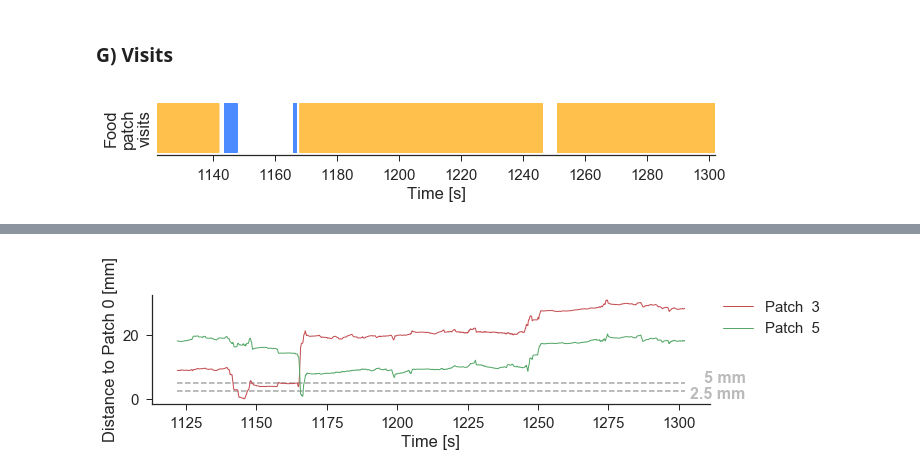
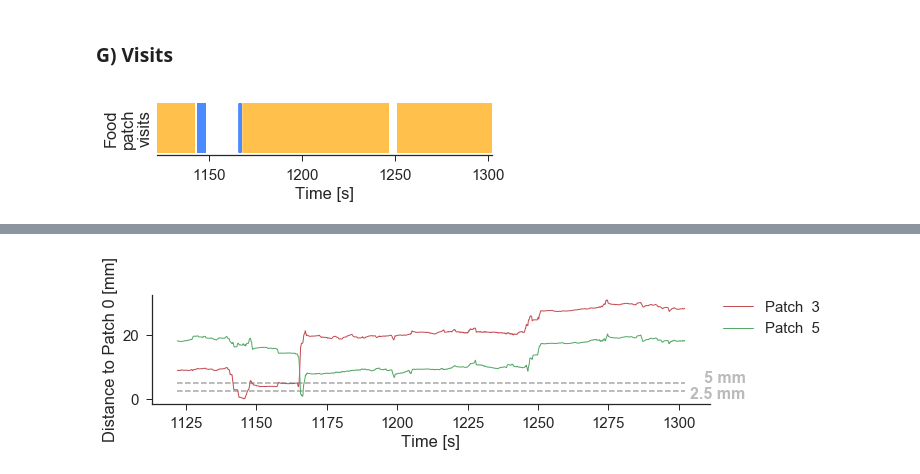
Before and after one commit to degoldschmidt/pytrack-analysis, a Jupyter notebook: notebooks/Corrales et al. (2016), eLife - Fig. 1.ipynb, the cells around one changed output, grey strips where cells are left out. Drawn from its saved outputs; the diff is of its cells as text; code cells hidden in the pictures.

```diff
--- a/notebooks/Corrales et al. (2016), eLife - Fig. 1.ipynb
+++ b/notebooks/Corrales et al. (2016), eLife - Fig. 1.ipynb
@@ -64,7 +64,7 @@ import os
 # get filename of this script
 thisscript = "Notebook Fig. 1"
 # get profile for project 'Vero eLife 2016' as user 'degoldschmidt'
-profile = get_profile('Vero eLife 2016', 'degoldschmidt', script=thisscript)
+profile = get_profile('Notebook - Vero eLife 2016', 'degoldschmidt', script=thisscript)
 # show the profile
 show_profile(profile)
 # %% [output]
@@ -447,25 +436,29 @@ sns.despine(left=True)
 ### G) Visits
 # %%
 ## new figure
-plt.figure(figsize=(10,1))
+plt.figure(figsize=(6,1))
 ## colors for ethogram
 colors = ['#ffffff', '#ffc04c', '#4c8bff']
 ## plotting data for angular speeds as black solid line
 data = np.array(visits.loc[start:end,'visits'])
 dy = 0.5
 for ic, col in enumerate(colors):
     plt.vlines(time[data==ic],-dy,dy, colors=col, lw=0.5)
 
 ## axes labels
 plt.xlabel("Time [s]")
 plt.xlim([time[0],time[-1]])
+#plt.vlines(1143.52,-dy,dy, colors='#FF2965', linestyles='-', lw=0.5)
+#plt.vlines(1147.74,-dy,dy, colors='#FF2965', linestyles='-', lw=0.5)
+#plt.vlines(1165.72,-dy,dy, colors='#FF2965', linestyles='-', lw=0.5)
+#plt.vlines(1166.98,-dy,dy, colors='#FF2965', linestyles='-', lw=0.5)
 ## despined axes looks nicer & ethogram does not need y-axis
 ax = plt.gca()
 ax.get_yaxis().set_ticks([])
 plt.ylabel("Food\npatch\nvisits")
 sns.despine(left=True)
 # %% [output]
-[figure, old version]
+[figure, new version]
 # %% [markdown]
 <img src="./img/ori-fig1cv.jpg" width="600" height="125">
 # %%
```
Also changed, not shown: parts of 8 cells of this notebook, 4 other files.
